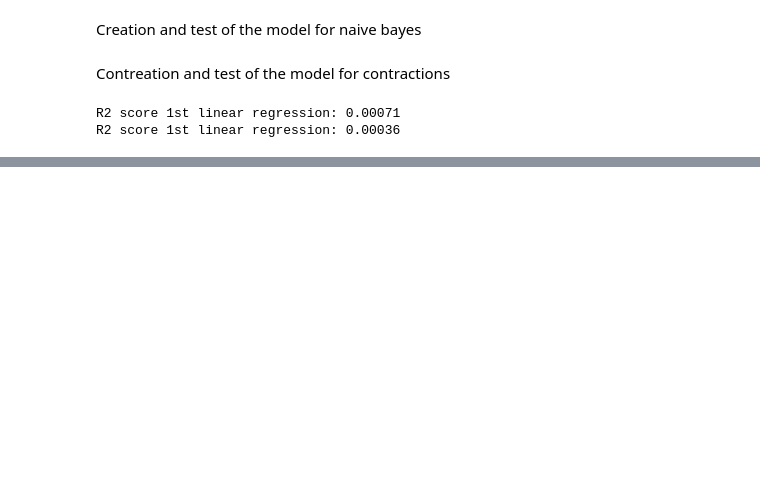
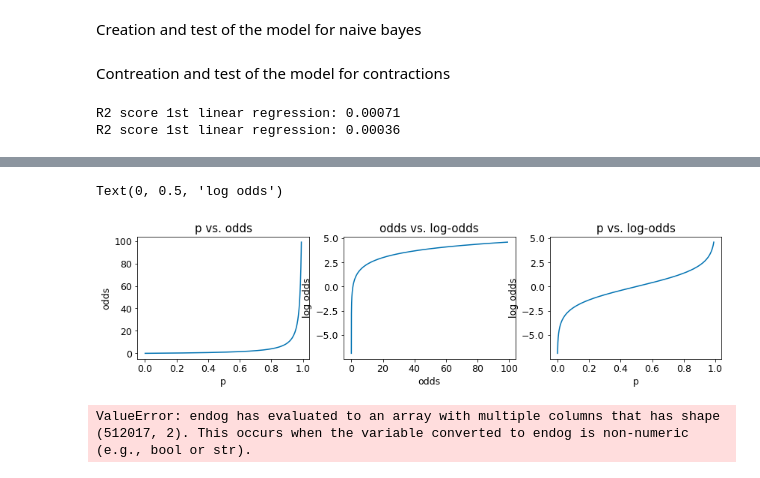
Before and after one commit to epfl-ada/ada-2021-project-adacadabra, a Jupyter notebook: ANALYSIS/03 Regression.ipynb, the cells around one changed output, grey strips where cells are left out. Drawn from its saved outputs; the diff is of its cells as text; code cells hidden in the pictures; blank space fills up the shorter version.

```diff
--- a/ANALYSIS/03 Regression.ipynb
+++ b/ANALYSIS/03 Regression.ipynb
@@ -359,0 +405,27 @@ plt.yticks(range(len(l2)),l2);
+# %%
+fig, axs = plt.subplots(1, 3, figsize=(14,3))
+p = np.linspace(0.001, 0.99, 999)
+odds = p/(1-p)
+axs[0].set_title("p vs. odds")
+axs[0].plot(p, odds)
+axs[0].set_xlabel("p")
+axs[0].set_ylabel("odds")
+
+axs[1].set_title("odds vs. log-odds")
+axs[1].plot(odds, np.log(odds))
+axs[1].set_xlabel("odds")
+axs[1].set_ylabel("log odds")
+
+axs[2].set_title("p vs. log-odds")
+axs[2].plot(p, np.log(odds))
+axs[2].set_xlabel("p")
+axs[2].set_ylabel("log odds")
+# %% [output]
+Text(0, 0.5, 'log odds')
+[figure, added]
+# %%
+mod = smf.logit(formula='colloquial_NaiveBayes ~  age + bi_party + gender', data=df_pre_reg2)
+res = mod.fit()
+print(res.summary())
+# %% [output]
+ValueError: endog has evaluated to an array with multiple columns that has shape (512017, 2). This occurs when the variable converted to endog is non-numeric (e.g., bool or str).
```
Also changed, not shown: parts of 24 cells of this notebook.
